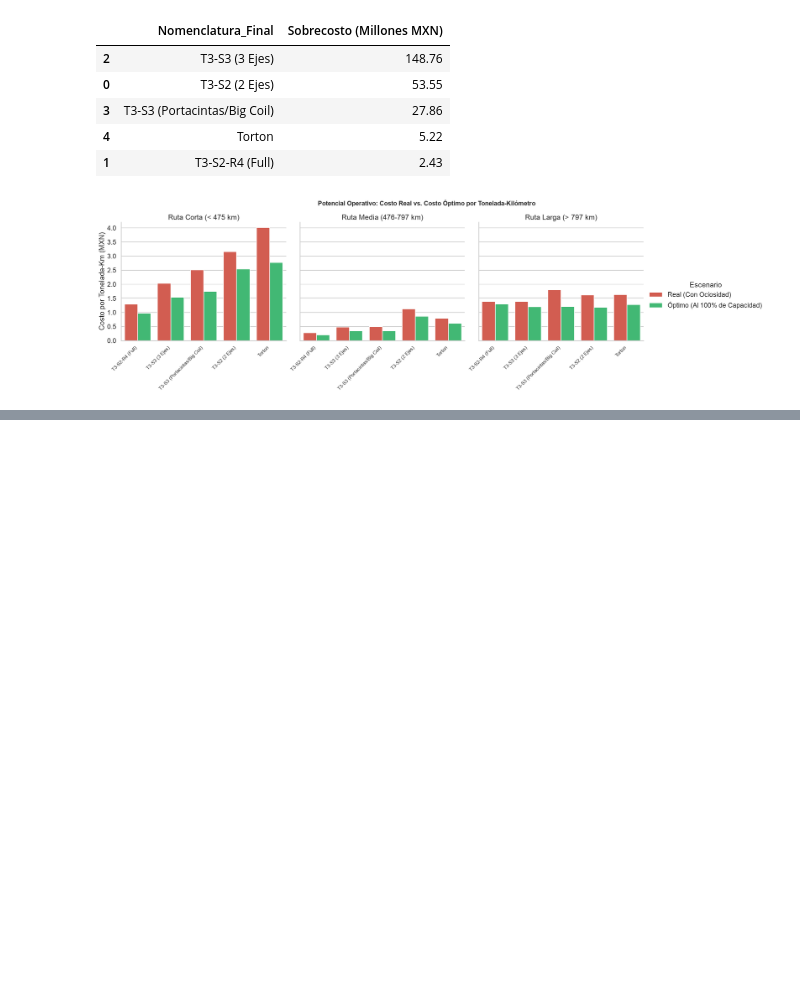
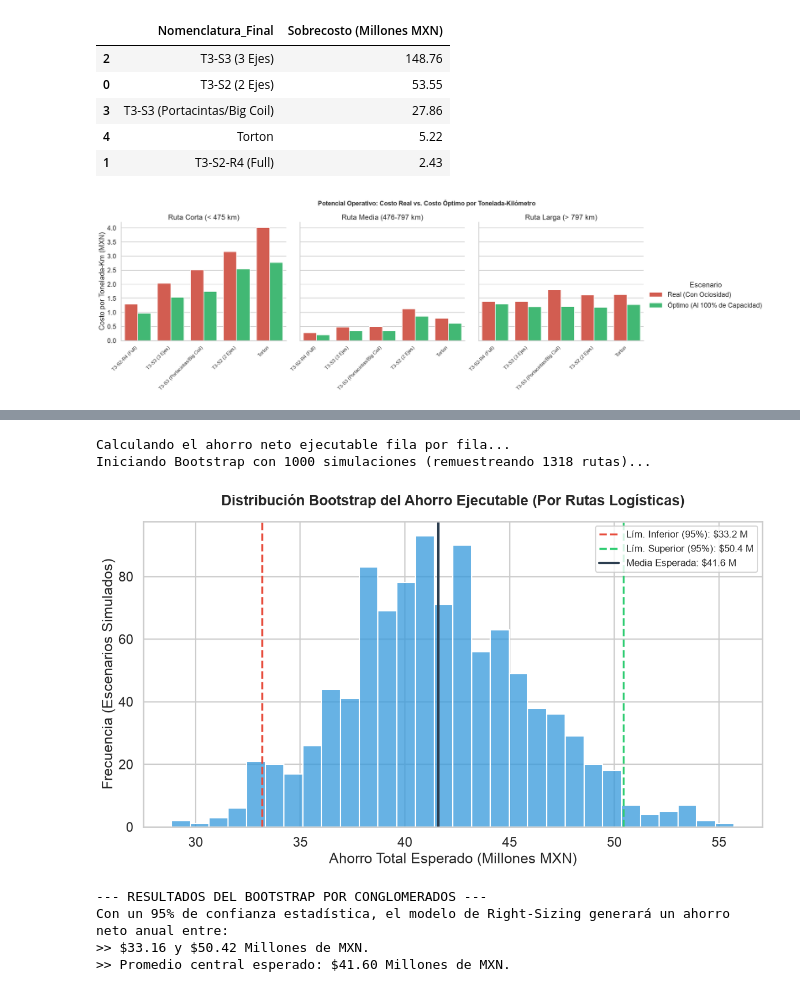
Before and after one commit to An-cell-byte/notebook_entrega1, a Jupyter notebook: componente_1.ipynb, the cells around one changed output, grey strips where cells are left out. Drawn from its saved outputs; the diff is of its cells as text; code cells hidden in the pictures; blank space fills up the shorter version.

```diff
--- a/componente_1.ipynb
+++ b/componente_1.ipynb
@@ -504,3 +504,81 @@ Matriz Logística (Optimizada por Costo/Distancia):
 | T3-S3 (Portacintas/Big Coil) | 0 | 0 | 0 | 0 | 0 | 0 | ... |
 | Torton | 0 | 0 | 0 | 0 | 0 | 0 | ... |
 | Tortoneta | 0 | 0 | 0 | 0 | 0 | 0 | ... |
+# %%
+# Definir la función para calcular el ahorro neto por viaje
+costos_medios = df.groupby(['Nomenclatura_Final', 'Categoria_Distancia'], observed=False)['Monto total'].median().to_dict()
+
+def calcular_ahorro_viaje(row):
+    original = row['Nomenclatura_Final']
+    sugerido = row['Vehiculo_Recomendado_Final']
+
+    if original == sugerido:
+        return 0.0
+
+    costo_real = row['Monto total']
+    costo_esperado = costos_medios.get((sugerido, row['Categoria_Distancia']), np.inf)
+
+    if costo_esperado < costo_real:
+        return costo_real - costo_esperado
+    return 0.0
+
+print("Calculando el ahorro neto ejecutable fila por fila...")
+df['Ahorro_Ejecutable'] = df.apply(calcular_ahorro_viaje, axis=1)
+
+# 2. Configurar el Motor de Cluster Bootstrap (Conglomerados por Ruta Logística)
+df['Ruta_ID'] = df['PLANTA_ORIGEN'] + " - " + df['Ciudad Destino']
+ahorro_por_ruta = df.groupby('Ruta_ID')['Ahorro_Ejecutable'].sum()
+
+B = 1000 # Número de simulaciones
+ahorros_totales = []
+rutas_unicas = df['Ruta_ID'].unique()
+n_clusters = len(rutas_unicas)
+
+print(f"Iniciando Bootstrap con {B} simulaciones (remuestreando {n_clusters} rutas)...")
+np.random.seed(42) # Semilla para reproducibilidad académica
+
+for _ in range(B):
+    # Muestreo con reemplazo de las rutas
+    rutas_muestra = np.random.choice(rutas_unicas, size=n_clusters, replace=True)
+    rutas_counts = pd.Series(rutas_muestra).value_counts()
+
+    # Sumar el ahorro del escenario simulado
+    suma_iteracion = sum(ahorro_por_ruta.get(ruta, 0) * conteo for ruta, conteo in rutas_counts.items())
+    ahorros_totales.append(suma_iteracion)
+
+# 3. Calcular Métricas Estadísticas de Riesgo
+ahorros_millones = np.array(ahorros_totales) / 1e6
+limite_inf = np.percentile(ahorros_millones, 2.5)
+limite_sup = np.percentile(ahorros_millones, 97.5)
+media_boot = np.mean(ahorros_millones)
+
+# 4. Generar la Visualización Final
+plt.figure(figsize=(12, 7))
+sns.set_theme(style="whitegrid", context="talk")
+sns.histplot(ahorros_millones, bins=30, color='#3498db', edgecolor='white')
+
+# Líneas de confianza
+plt.axvline(limite_inf, color='#e74c3c', linestyle='--', linewidth=2.5, label=f'Lím. Inferior (95%): ${limite_inf:.1f} M')
+plt.axvline(limite_sup, color='#2ecc71', linestyle='--', linewidth=2.5, label=f'Lím. Superior (95%): ${limite_sup:.1f} M')
+plt.axvline(media_boot, color='#2c3e50', linestyle='-', linewidth=3, label=f'Media Esperada: ${media_boot:.1f} M')
+
+plt.title('Distribución Bootstrap del Ahorro Ejecutable (Por Rutas Logísticas)', fontweight='bold', pad=20, fontsize=18)
+plt.xlabel('Ahorro Total Esperado (Millones MXN)')
+plt.ylabel('Frecuencia (Escenarios Simulados)')
+plt.legend(frameon=True, fontsize=12)
+
+plt.tight_layout()
+plt.show()
+
+print("--- RESULTADOS DEL BOOTSTRAP POR CONGLOMERADOS ---")
+print(f"Con un 95% de confianza estadística, el modelo de Right-Sizing generará un ahorro neto anual entre:")
+print(f">> ${limite_inf:.2f} y ${limite_sup:.2f} Millones de MXN.")
+print(f">> Promedio central esperado: ${media_boot:.2f} Millones de MXN.")
+# %% [output]
+Calculando el ahorro neto ejecutable fila por fila...
+Iniciando Bootstrap con 1000 simulaciones (remuestreando 1318 rutas)...
+[figure, added]
+--- RESULTADOS DEL BOOTSTRAP POR CONGLOMERADOS ---
+Con un 95% de confianza estadística, el modelo de Right-Sizing generará un ahorro neto anual entre:
+>> $33.16 y $50.42 Millones de MXN.
+>> Promedio central esperado: $41.60 Millones de MXN.
```
Also changed, not shown: parts of 1 cell of this notebook, 14 other files.
